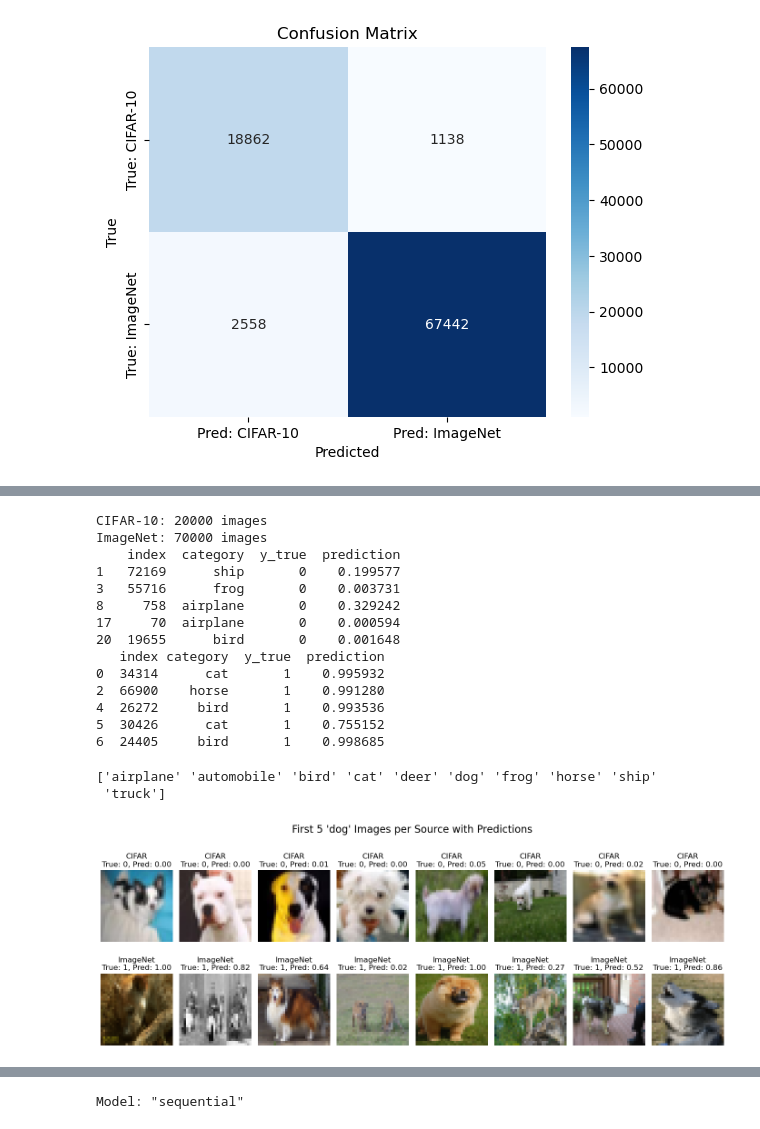
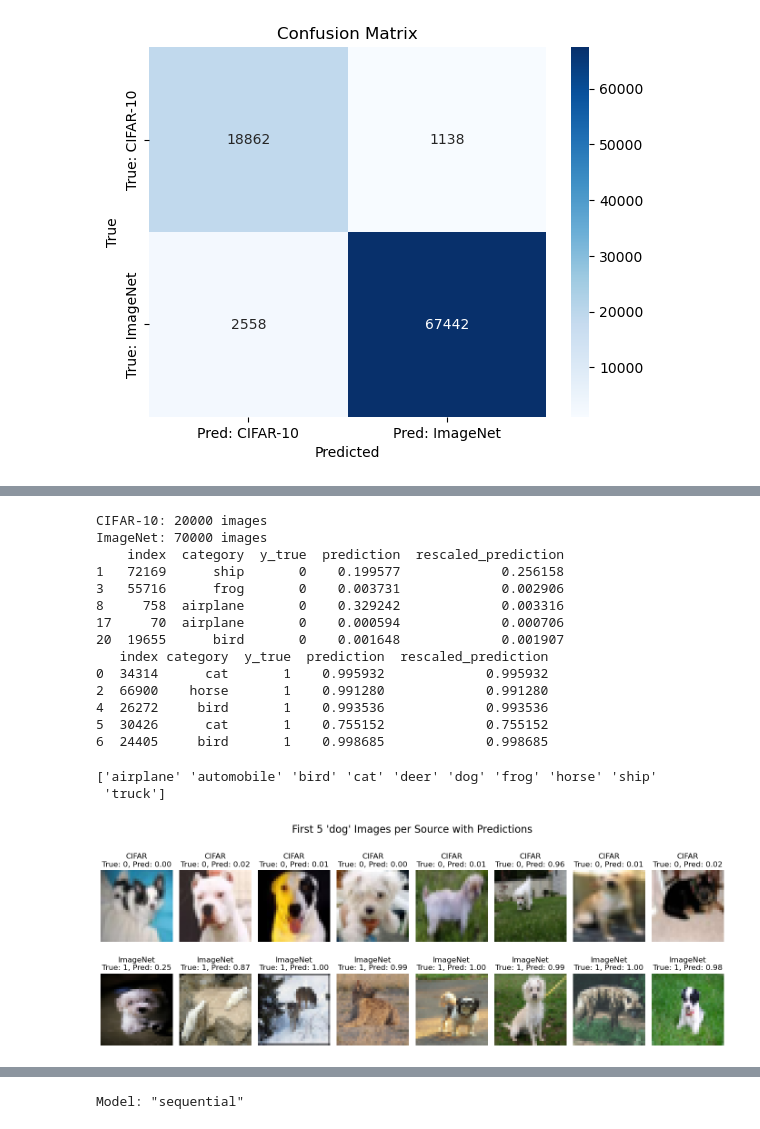
Before and after one commit to AkramAki/cinic10-source-classifier, a Jupyter notebook: notebooks/MinimlModel_Evaluate.ipynb, the cells around one changed output, grey strips where cells are left out. Cells and saved outputs as stored; diff of their text form; code cells hidden in the pictures.

```diff
--- a/notebooks/MinimlModel_Evaluate.ipynb
+++ b/notebooks/MinimlModel_Evaluate.ipynb
@@ -41,3 +41,9 @@ print(f"Test Loss: {test_loss:.4f}")
 1407/1407 ━━━━━━━━━━━━━━━━━━━━ 7s 4ms/step - accuracy: 0.9523 - loss: 0.1364
 Test Accuracy: 0.9589
 Test Loss: 0.1182
+# %%
+test_gen.set_Mode_To_Rescale(rescale=True, source="CIFAR-10")
+test_loss_rescale, test_acc_rescale = model.evaluate(test_gen)
+print(f"Test Accuracy: {test_acc_rescale:.4f}")
+print(f"Test Loss: {test_loss_rescale:.4f}")
+test_gen.set_Mode_To_Rescale(rescale=False)
@@ -47,6 +57,12 @@ Test Loss: 0.1182
 test_gen.shuffle_indexes()
 y_true = test_gen.getAllLabels()
 y_pred = model.predict(test_gen)
+
+test_gen.set_Mode_To_Rescale(rescale=True, source="CIFAR-10")
+y_pred_rescaled = model.predict(test_gen)
+test_gen.set_Mode_To_Rescale(rescale=False)
+
 y_pred_binary = (y_pred > 0.5).astype(int).flatten()
+y_pred_binary_rescaled = (y_pred_rescaled > 0.5).astype(int).flatten()
 # %% [output]
 1407/1407 ━━━━━━━━━━━━━━━━━━━━ 6s 4ms/step
@@ -141,7 +169,8 @@ df_images = pd.DataFrame({
     "index": indexes,
     "category": categories,
     "y_true": y_true,
-    "prediction": y_pred.flatten()
+    "prediction": y_pred.flatten(),
+    "rescaled_prediction": y_pred_rescaled.flatten()
 })
 # %%
 df_cifar = df_images[df_images["y_true"] == 0].copy()
@@ -155,18 +184,18 @@ print(df_imagenet.head())
 # %% [output]
 CIFAR-10: 20000 images
 ImageNet: 70000 images
-    index  category  y_true  prediction
-1   72169      ship       0    0.199577
-3   55716      frog       0    0.003731
-8     758  airplane       0    0.329242
-17     70  airplane       0    0.000594
-20  19655      bird       0    0.001648
-   index category  y_true  prediction
-0  34314      cat       1    0.995932
-2  66900    horse       1    0.991280
-4  26272     bird       1    0.993536
-5  30426      cat       1    0.755152
-6  24405     bird       1    0.998685
+    index  category  y_true  prediction  rescaled_prediction
+1   72169      ship       0    0.199577             0.256158
+3   55716      frog       0    0.003731             0.002906
+8     758  airplane       0    0.329242             0.003316
+17     70  airplane       0    0.000594             0.000706
+20  19655      bird       0    0.001648             0.001907
+   index category  y_true  prediction  rescaled_prediction
+0  34314      cat       1    0.995932             0.995932
+2  66900    horse       1    0.991280             0.991280
+4  26272     bird       1    0.993536             0.993536
+5  30426      cat       1    0.755152             0.755152
+6  24405     bird       1    0.998685             0.998685
 # %%
 print(np.unique(df_images["category"]))
 # %% [output]
@@ -179,37 +208,37 @@ def from_DataFrame_get_subDataFrame_of_category(df, category):
 category = "dog"
 picture_count = 8
 start_idx_cifar = 8
-start_idx_imagenet = 64
+start_idx_imagenet = 32
 fig, axs = plt.subplots(2, picture_count, figsize=(14, 5))
 
 # Filter sub-DataFrames
 cifar_sub_df = from_DataFrame_get_subDataFrame_of_category(df_cifar, category)
 imagenet_sub_df = from_DataFrame_get_subDataFrame_of_category(df_imagenet, category)
 
 # Get images by index
 cifar_images = test_gen.return_Img_by_Index(cifar_sub_df["index"][start_idx_cifar:picture_count+start_idx_cifar])
 imagenet_images = test_gen.return_Img_by_Index(imagenet_sub_df["index"][start_idx_imagenet:picture_count+start_idx_imagenet])
 
 # CIFAR-10 (top row)
 for i in range(picture_count):
     img = cifar_images[i]
-    row = cifar_sub_df.iloc[i]
+    row = cifar_sub_df.iloc[start_idx_cifar+i]
     title = f"CIFAR\nTrue: {int(row['y_true'])}, Pred: {row['prediction']:.2f}"
     axs[0, i].imshow(img)
     axs[0, i].set_title(title)
     axs[0, i].axis("off")
 
 # ImageNet (bottom row)
 for i in range(picture_count):
     img = imagenet_images[i]
-    row = imagenet_sub_df.iloc[i]
+    row = imagenet_sub_df.iloc[start_idx_imagenet+i]
     title = f"ImageNet\nTrue: {int(row['y_true'])}, Pred: {row['prediction']:.2f}"
     axs[1, i].imshow(img)
     axs[1, i].set_title(title)
     axs[1, i].axis("off")
 
 plt.tight_layout()
 plt.suptitle(f"First 5 '{category}' Images per Source with Predictions", y=1.08, fontsize=16)
 plt.show()
 # %% [output]
-[figure, old version]
+[figure, new version]
```
Also changed, not shown: parts of 8 cells of this notebook, 3 other files.
